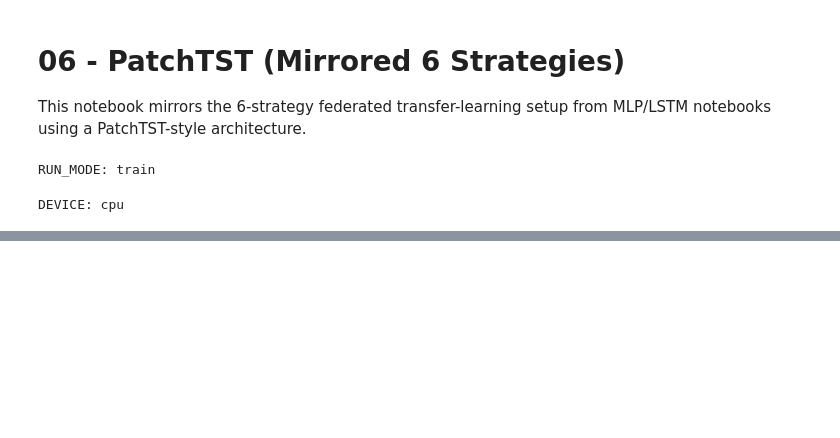
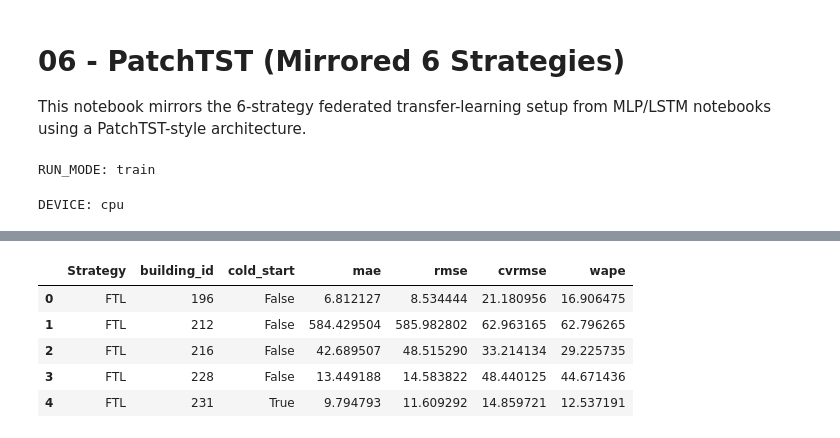
Before and after one commit to tamararistovska/FTL_Smart_Building_Energy_Prediction, a Jupyter notebook: 06_patchtst.ipynb, the cells around one changed output, grey strips where cells are left out. Drawn from its saved outputs; the diff is of its cells as text; code cells hidden in the pictures; blank space fills up the shorter version.

```diff
--- a/06_patchtst.ipynb
+++ b/06_patchtst.ipynb
@@ -590,48 +587,49 @@ else:
 # %%
 # Evaluate all strategies on test splits
 def eval_strategy(weights, name):
     rows = []
     for bid in usable_bids:
         _, _, te = loaders_for_bid(bid)
         m = make_model(); set_weights(m, weights)
         mae, rmse, cvrmse, wape = eval_model(m, te)
         rows.append({'Strategy':name, 'building_id':bid, 'cold_start': bid in cold_bids, 'mae':mae, 'rmse':rmse, 'cvrmse':cvrmse, 'wape':wape})
     return pd.DataFrame(rows)
 
 results = []
-strategy_display_names = {
-    'FTL': '1. Federated Transfer Learning',
-    'Personalized-FL': '2. Personalized-FL',
-    'Progressive Unfreezing': '3. Progressive Unfreezing',
-    'Instance-TL': '4. Instance-Based TL',
-    'Fed-SimTL': '5. Federated Similarity-Aware TL',
-    'FedMetaTL': '6. Meta-FT',
-}
-results.append(eval_strategy(ftl_weights, 'FTL'))
-results.append(eval_strategy(weights_prog, 'Progressive Unfreezing'))
-results.append(eval_strategy(weights_inst, 'Instance-TL'))
-results.append(eval_strategy(weights_sim, 'Fed-SimTL'))
-results.append(eval_strategy(weights_meta, 'FedMetaTL'))
+df_ftl_patchtst = save_strategy_results(eval_strategy(ftl_weights, 'FTL'), 'patchtst_ftl_results.csv')
+df_progressive_patchtst = save_strategy_results(eval_strategy(weights_prog, 'Progressive Unfreezing'), 'patchtst_progressive_results.csv')
+df_instance_patchtst = save_strategy_results(eval_strategy(weights_inst, 'Instance-TL'), 'patchtst_instance_results.csv')
+df_fedsim_patchtst = save_strategy_results(eval_strategy(weights_sim, 'Fed-SimTL'), 'patchtst_fedsim_results.csv')
+df_fedmeta_patchtst = save_strategy_results(eval_strategy(weights_meta, 'FedMetaTL'), 'patchtst_fedmeta_results.csv')
+results.append(df_ftl_patchtst)
+results.append(df_progressive_patchtst)
+results.append(df_instance_patchtst)
+results.append(df_fedsim_patchtst)
+results.append(df_fedmeta_patchtst)
 
 # Personalized-FL evaluation
 pers_rows = []
 for bid in usable_bids:
     _, _, te = loaders_for_bid(bid)
     if bid in pers_heads:
         w = merge_encoder_head(global_enc, pers_heads[bid])
     else:
         w = merge_encoder_head(global_enc, list(pers_heads.values())[0])
     m = make_model(); set_weights(m, w)
     mae, rmse, cvrmse, wape = eval_model(m, te)
     pers_rows.append({'Strategy':'Personalized-FL', 'building_id':bid, 'cold_start': bid in cold_bids, 'mae':mae, 'rmse':rmse, 'cvrmse':cvrmse, 'wape':wape})
-results.append(pd.DataFrame(pers_rows))
+df_personalized_patchtst = save_strategy_results(pd.DataFrame(pers_rows), 'patchtst_personalized_results.csv')
+results.append(df_personalized_patchtst)
 
 all_results = pd.concat(results, ignore_index=True)
 all_results.to_csv(RESULTS_DIR / 'patchtst_all6_per_building_metrics.csv', index=False)
 print('Saved:', RESULTS_DIR / 'patchtst_all6_per_building_metrics.csv')
-
-for strategy_name in ['FTL', 'Personalized-FL', 'Progressive Unfreezing', 'Instance-TL', 'Fed-SimTL', 'FedMetaTL']:
-    d = all_results[all_results['Strategy'] == strategy_name]
-    print_metric_block(strategy_display_names[strategy_name], d)
 display(all_results.head())
+# %% [output]
+|  | Strategy | building_id | cold_start | mae | rmse | cvrmse | wape |
+| 0 | FTL | 196 | False | 6.812127 | 8.534444 | 21.180956 | 16.906475 |
+| 1 | FTL | 212 | False | 584.429504 | 585.982802 | 62.963165 | 62.796265 |
+| 2 | FTL | 216 | False | 42.689507 | 48.515290 | 33.214134 | 29.225735 |
+| 3 | FTL | 228 | False | 13.449188 | 14.583822 | 48.440125 | 44.671436 |
+| 4 | FTL | 231 | True | 9.794793 | 11.609292 | 14.859721 | 12.537191 |
 # %%
```
Also changed, not shown: parts of 11 cells of this notebook, 1 other file.
